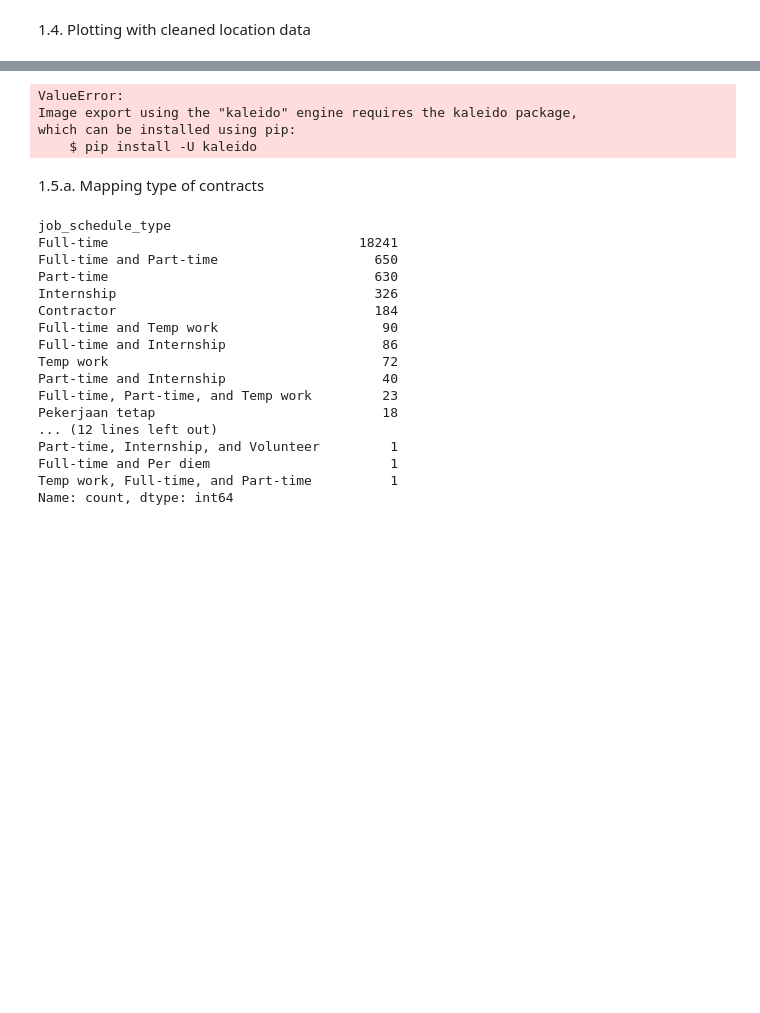
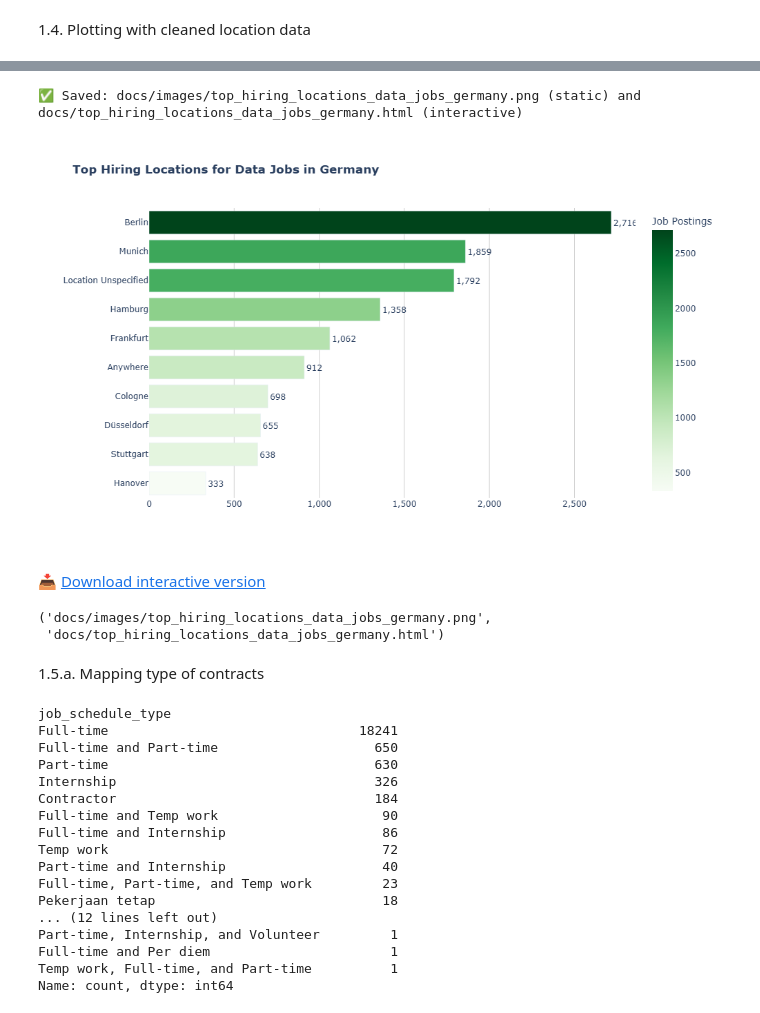
Before and after one commit to Balaclavitty/Python_Data_Project, a Jupyter notebook: Project_Data_Analitycs_Skills_Insights/Germany_Data_Market_notebooks/1_EDA_Intro.ipynb, the cells around one changed output, grey strips where cells are left out. Saved outputs shown, nothing was run; the diff lists cells and outputs as text; code cells hidden in the pictures; blank space fills up the shorter version.

Commit message:
Adjusting static plots

```diff
--- a/Project_Data_Analitycs_Skills_Insights/Germany_Data_Market_notebooks/1_EDA_Intro.ipynb
+++ b/Project_Data_Analitycs_Skills_Insights/Germany_Data_Market_notebooks/1_EDA_Intro.ipynb
@@ -22,6 +22,48 @@ df = dataset['train'].to_pandas()
 # Data Cleanup
 df['job_posted_date'] = pd.to_datetime(df['job_posted_date'])
 df['job_skills'] = df['job_skills'].apply(lambda x: ast.literal_eval(x) if pd.notna(x) else(x))
+# %%
+def save_plot_for_github(fig, filename, width=1000, height=600):
+    """
+    Save plot for GitHub (static PNG) and local use (interactive HTML)
+    """
+    import os
+    import plotly.io as pio
+
+    # Create images directory
+    os.makedirs('docs/images', exist_ok=True)
+
+    # Save interactive HTML (for local use)
+    html_path = f'docs/{filename}.html'
+    fig.write_html(html_path)
+
+    # Try to save static PNG (for GitHub)
+    png_path = f'docs/images/{filename}.png'
+    try:
+        fig.write_image(png_path, width=width, height=height)
+        print(f"✅ Saved: {png_path} (static) and {html_path} (interactive)")
+
+        # Display static image in notebook
+        from IPython.display import Image, display, HTML
+        display(Image(filename=png_path))
+
+        # Add download link
+        display(HTML(f'📥 <a href="{html_path}" target="_blank">Download interactive version</a>'))
+
+    except Exception as e:
+        print(f"⚠️ Could not save PNG (kaleido missing): {e}")
+        print(f"✅ Still saved interactive HTML: {html_path}")
+
+        # Show message for GitHub viewers
+        display(HTML(f'''
+        <div style="background:#f0f8ff; padding:15px; border-left:4px solid #4CAF50;">
+        <strong>📊 Interactive Plot</strong><br>
+        This plot requires the kaleido package to display as static image.<br>
+        <a href="{html_path}" target="_blank">Download HTML version</a> to view interactively.
+        </div>
+        '''))
+
+    return png_path, html_path
 # %% [markdown]
 1.1. Filtering for Top 3 Data roles in Germany
 # %%
@@ -210,5 +253,5 @@ fig.update_layout(
 # Adding grid lines
 fig.update_xaxes(showgrid=True, gridcolor='lightgrey')
 
-fig.show()
+save_plot_for_github(fig, 'top_hiring_locations_data_jobs_germany')
 # %% [output]
@@ -216,7 +258,8 @@ fig.show()
-ValueError:
-Image export using the "kaleido" engine requires the kaleido package,
-which can be installed using pip:
-    $ pip install -U kaleido
+✅ Saved: docs/images/top_hiring_locations_data_jobs_germany.png (static) and docs/top_hiring_locations_data_jobs_germany.html (interactive)
+[figure, added]
+📥 Download interactive version
+('docs/images/top_hiring_locations_data_jobs_germany.png',
+ 'docs/top_hiring_locations_data_jobs_germany.html')
 # %% [markdown]
 1.5.a. Mapping type of contracts
 # %%
```
Also changed, not shown: parts of 6 cells of this notebook.
